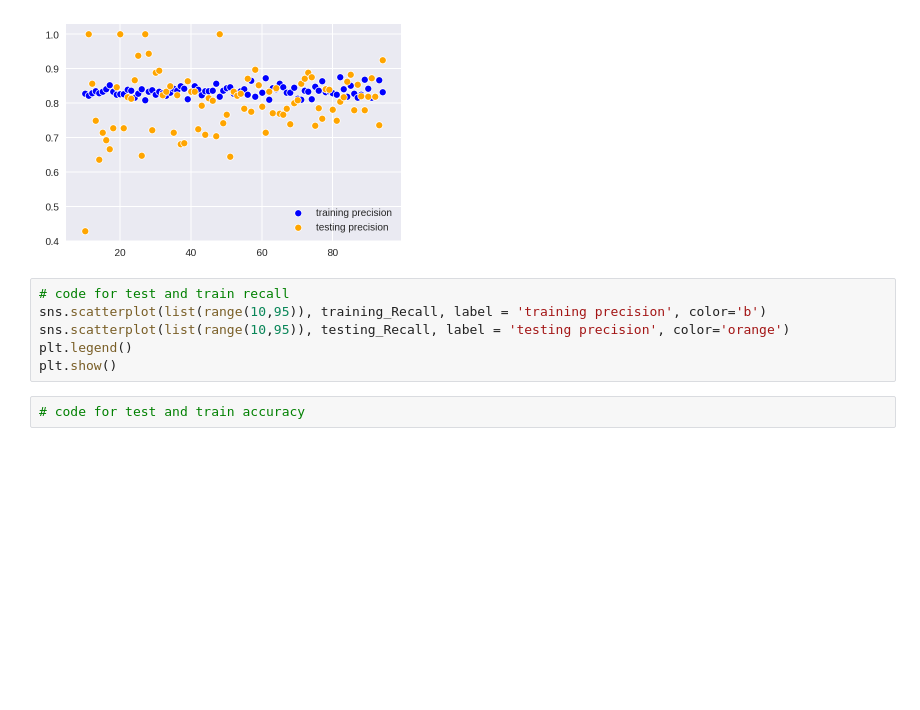
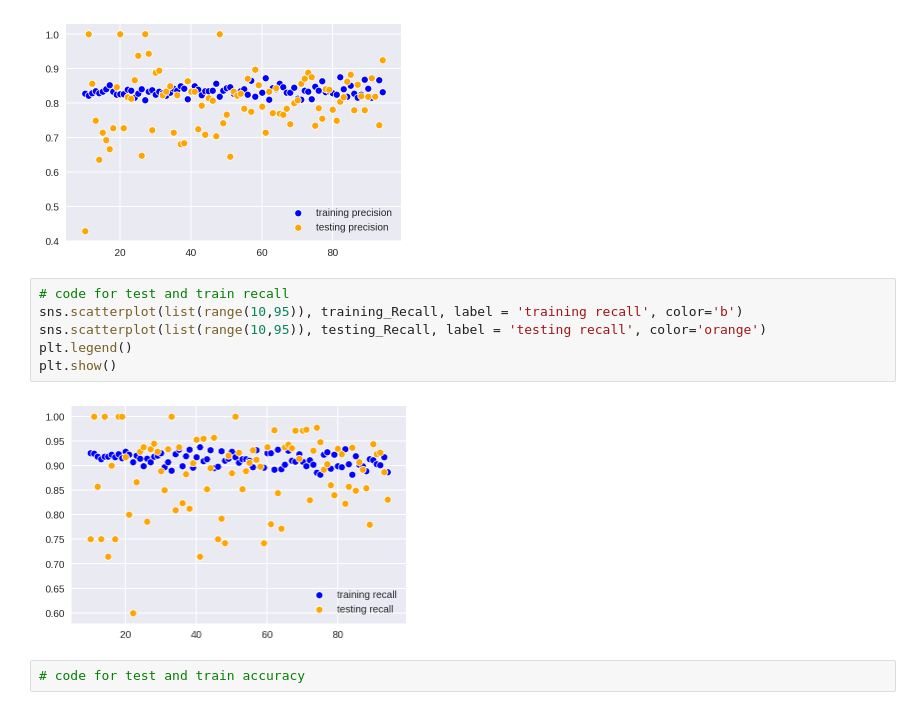
Before and after one commit to ZMBailey/dsc-3-29-06-evaluating-logistic-regression-models-lab-seattle-ds-career-040119, a Jupyter notebook: index.ipynb, the cells around one changed output. Drawn from its saved outputs; the diff is of its cells as text; blank space fills up the shorter version.

```diff
--- a/index.ipynb
+++ b/index.ipynb
@@ -152,10 +152,12 @@ plt.show()
 [figure]
 # %%
 # code for test and train recall
-sns.scatterplot(list(range(10,95)), training_Recall, label = 'training precision', color='b')
-sns.scatterplot(list(range(10,95)), testing_Recall, label = 'testing precision', color='orange')
+sns.scatterplot(list(range(10,95)), training_Recall, label = 'training recall', color='b')
+sns.scatterplot(list(range(10,95)), testing_Recall, label = 'testing recall', color='orange')
 plt.legend()
 plt.show()
+# %% [output]
+[figure, added]
 # %%
 # code for test and train accuracy
 # %% [markdown]
```
